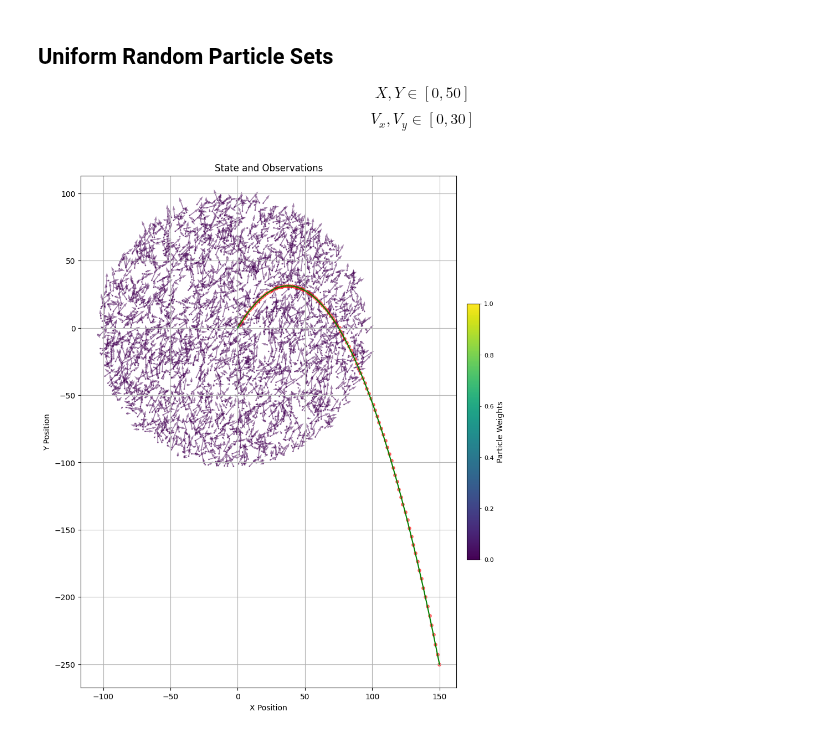
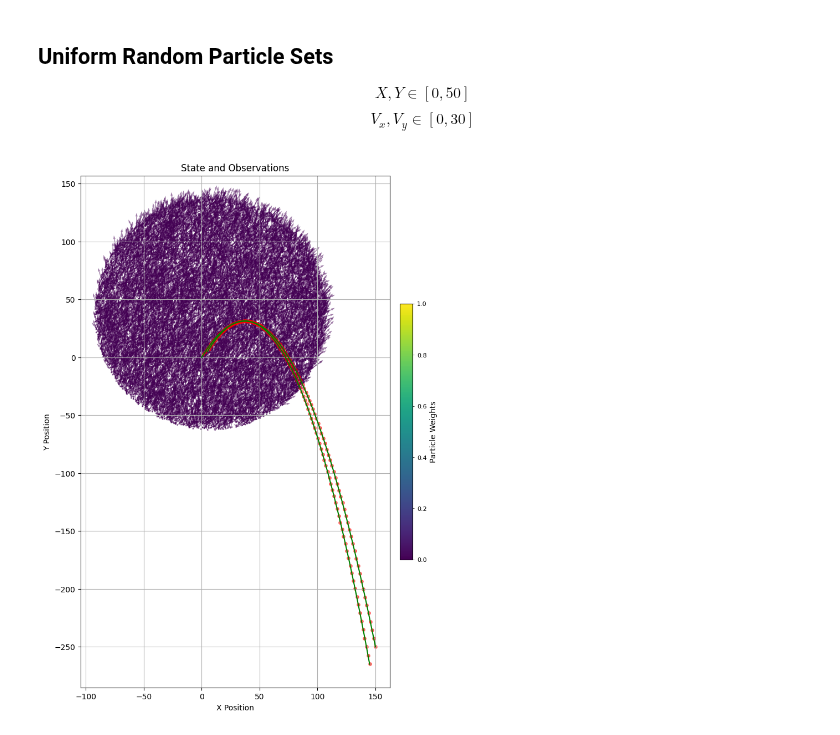
Before and after one commit to Horizon-42/particle_filter, a Jupyter notebook: run_partickle_filter.ipynb, the cells around one changed output. Cells and saved outputs as stored; diff of their text form; code cells hidden in the pictures.

```diff
--- a/run_partickle_filter.ipynb
+++ b/run_partickle_filter.ipynb
@@ -15,25 +15,25 @@ from matplotlib.animation import ImageMagickWriter
 from ball_throwing_simulator import BallThrowingSimulator
 # %%
 # Set ballnum and delta_t for transition
-ball_num = 2
+ball_num = 4
 delta_t = 0.1
 # %%
 # Set Observation Model
 # create observ model for simulating and particle filter
 # observ_model = NormalObservation(ball_num, 0.1)
-# observ_model = NearestStudentTObservation(ball_num=ball_num, v=1, scale=1)
-observ_model = UnorderedStudentTObservation(ball_num=ball_num, v=10, scale=0.1)
-# observ_model = OrderedStudentTObservation(ball_num=ball_num, v=10, scale=0.1)
+# observ_model = NearestStudentTObservation(ball_num=ball_num, v=10, scale=0.1)
+# observ_model = UnorderedStudentTObservation(ball_num=ball_num, v=10, scale=0.1)
+observ_model = OrderedStudentTObservation(ball_num=ball_num, v=10, scale=0.2)
 # observ_model = GMMObservation(ball_num=ball_num, var_scale=0.1)
 # observ_model = NearestNeighborObservation(ball_num=ball_num, var_scale=20)
-# observ_model = NearestNeighborObservation(ball_num, 2000)
 # %% [markdown]
 # Simulate ball throwing and generate Observations
 # %%
 # Init start point
 init_state = np.array([[0, 0, 15, 25],
                       [5, 5, 14, 23],
-                      [7, 8, 16, 27]],
+                      [7, 8, 16, 27],
+                      [7, 8, 20, 20]],
                       dtype=float).T
 print(init_state)
 simulator = BallThrowingSimulator(delta_t=delta_t, init_state=init_state[:,0:ball_num], ball_num=ball_num, observ_model=observ_model)
@@ -62,22 +62,22 @@ $$V_x, V_y \in [0, 30]$$
 # %%
 from partickle_filter import ParticleFilter
 from transition_models import TransitionType
-pf = ParticleFilter(delta_t, 3000*ball_num, ball_num,TransitionType.Normal, observ_model)
+pf = ParticleFilter(delta_t, 4000*ball_num, ball_num,TransitionType.Normal, observ_model)
 
 init_particles, init_weights = pf.init_particles, pf.init_weights
 
 # show initial particles
 fig, ax = plt.subplots(figsize=(12, 12))
 # ax.set_xlim(0, 3000)
 # ax.set_ylim(0, 3000)
 ax.set_title('Initial Particles')
 ax.set_xlabel('X Position')
 ax.set_ylabel('Y Position')
 plot_particles(ax, init_particles, init_weights)
 plot_observations(ax, states, observations)
 plt.show()
 # %% [output]
-[figure, old version]
+[figure, new version]
 # %%
 import matplotlib.pyplot as plt
 import numpy as np
```
Also changed, not shown: parts of 2 cells of this notebook, 1 other file.
